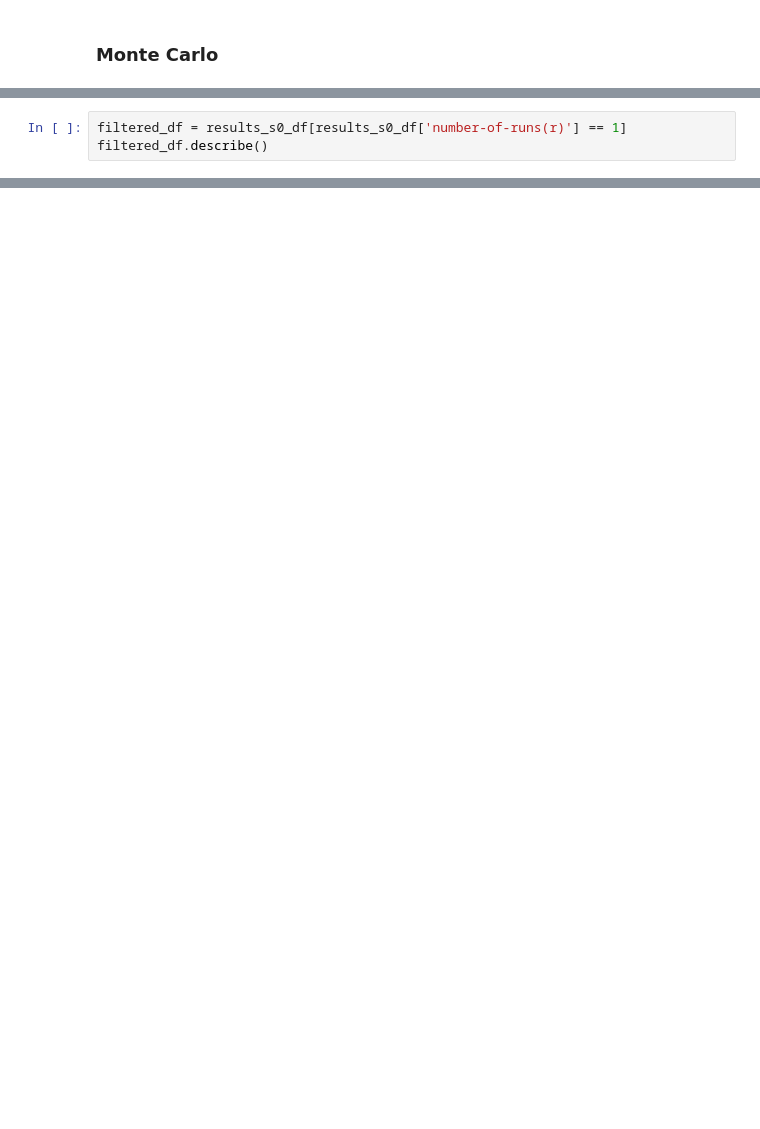
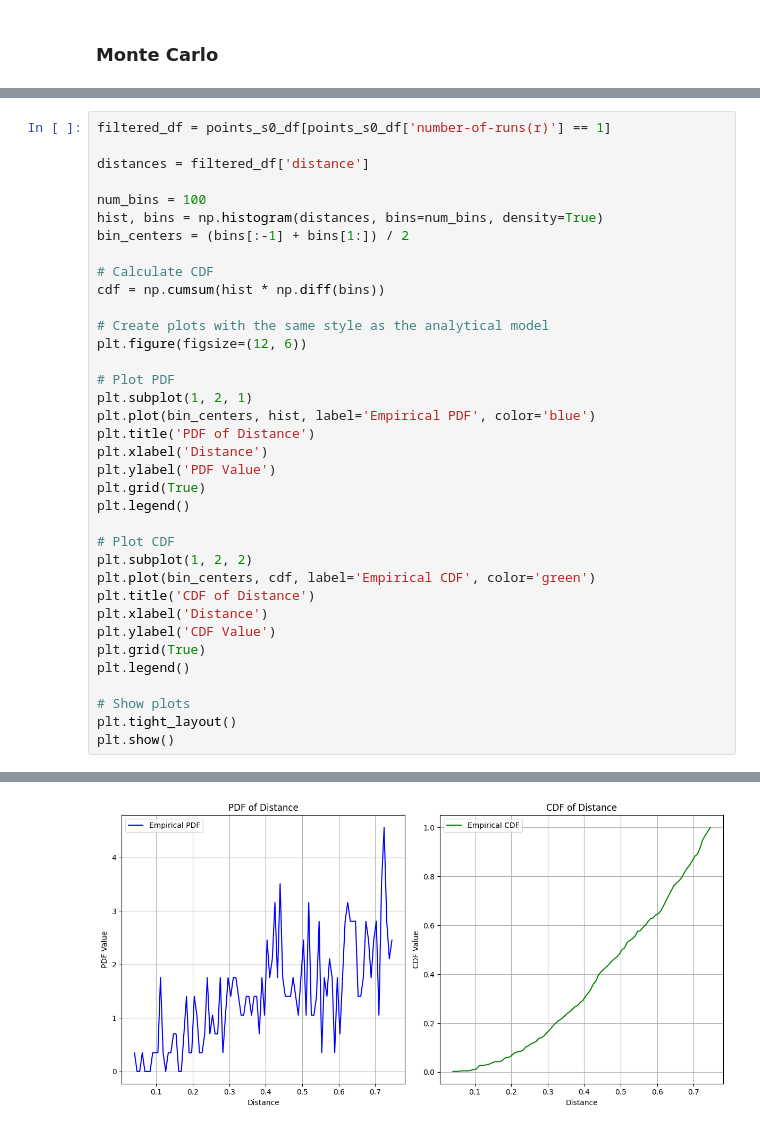
Before and after one commit to namelew/MonteCarloPointDistribution, a Jupyter notebook: notebooks/CirclesPlot.ipynb, the cells around one changed output, grey strips where cells are left out. Cells and saved outputs as stored; diff of their text form; blank space fills up the shorter version.

```diff
--- a/notebooks/CirclesPlot.ipynb
+++ b/notebooks/CirclesPlot.ipynb
@@ -77,4 +179,37 @@ def getExperimentResults(df:pd.DataFrame, r:int) -> pd.DataFrame:
 # %%
-filtered_df = results_s0_df[results_s0_df['number-of-runs(r)'] == 1]
-filtered_df.describe()
+filtered_df = points_s0_df[points_s0_df['number-of-runs(r)'] == 1]
+
+distances = filtered_df['distance']
+
+num_bins = 100
+hist, bins = np.histogram(distances, bins=num_bins, density=True)
+bin_centers = (bins[:-1] + bins[1:]) / 2
+
+# Calculate CDF
+cdf = np.cumsum(hist * np.diff(bins))
+
+# Create plots with the same style as the analytical model
+plt.figure(figsize=(12, 6))
+
+# Plot PDF
+plt.subplot(1, 2, 1)
+plt.plot(bin_centers, hist, label='Empirical PDF', color='blue')
+plt.title('PDF of Distance')
+plt.xlabel('Distance')
+plt.ylabel('PDF Value')
+plt.grid(True)
+plt.legend()
+
+# Plot CDF
+plt.subplot(1, 2, 2)
+plt.plot(bin_centers, cdf, label='Empirical CDF', color='green')
+plt.title('CDF of Distance')
+plt.xlabel('Distance')
+plt.ylabel('CDF Value')
+plt.grid(True)
+plt.legend()
+
+# Show plots
+plt.tight_layout()
+plt.show()
 # %% [output]
@@ -90 +216,2 @@ filtered_df.describe()
+[figure, added]
 # %%
```
Also changed, not shown: parts of 52 cells of this notebook, 3 other files.
